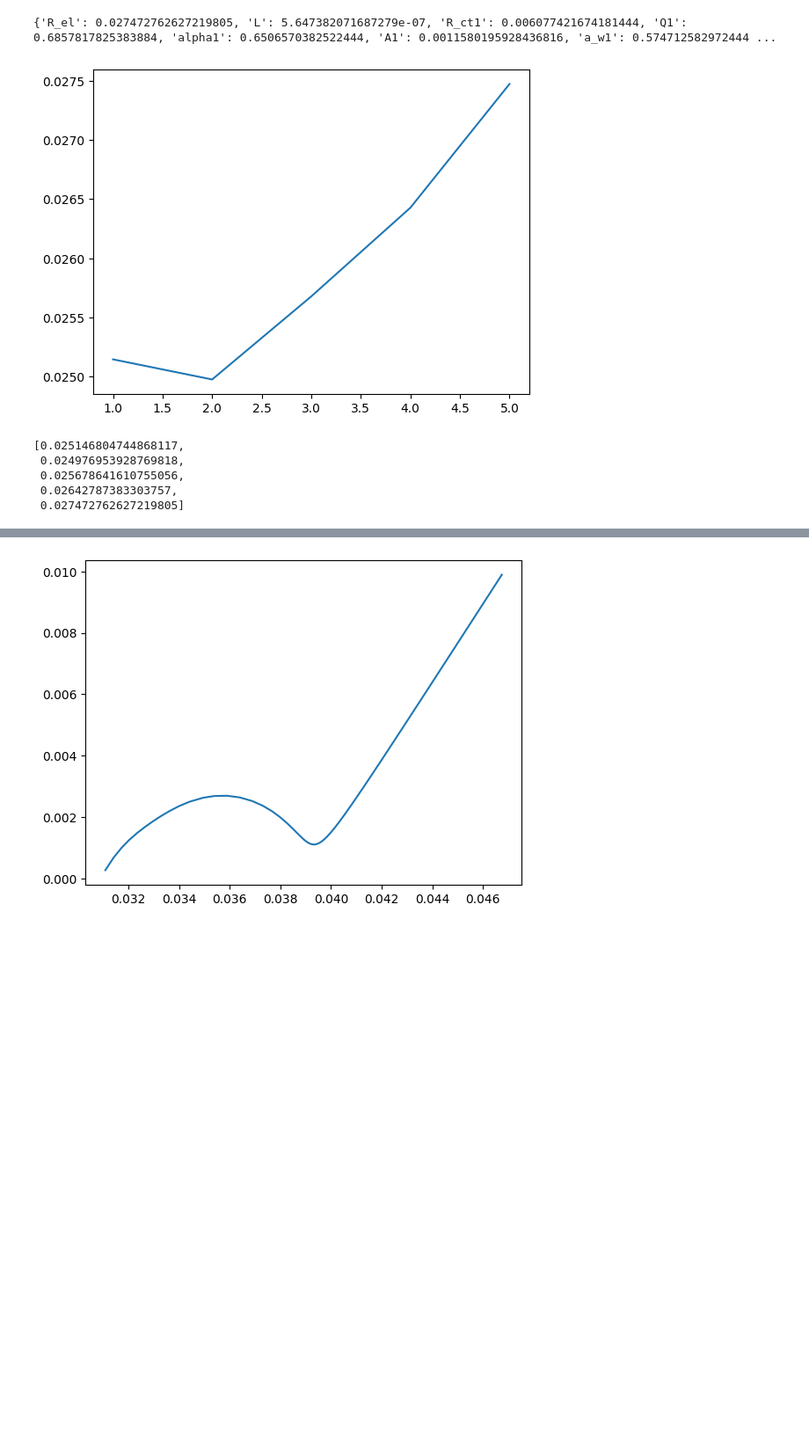
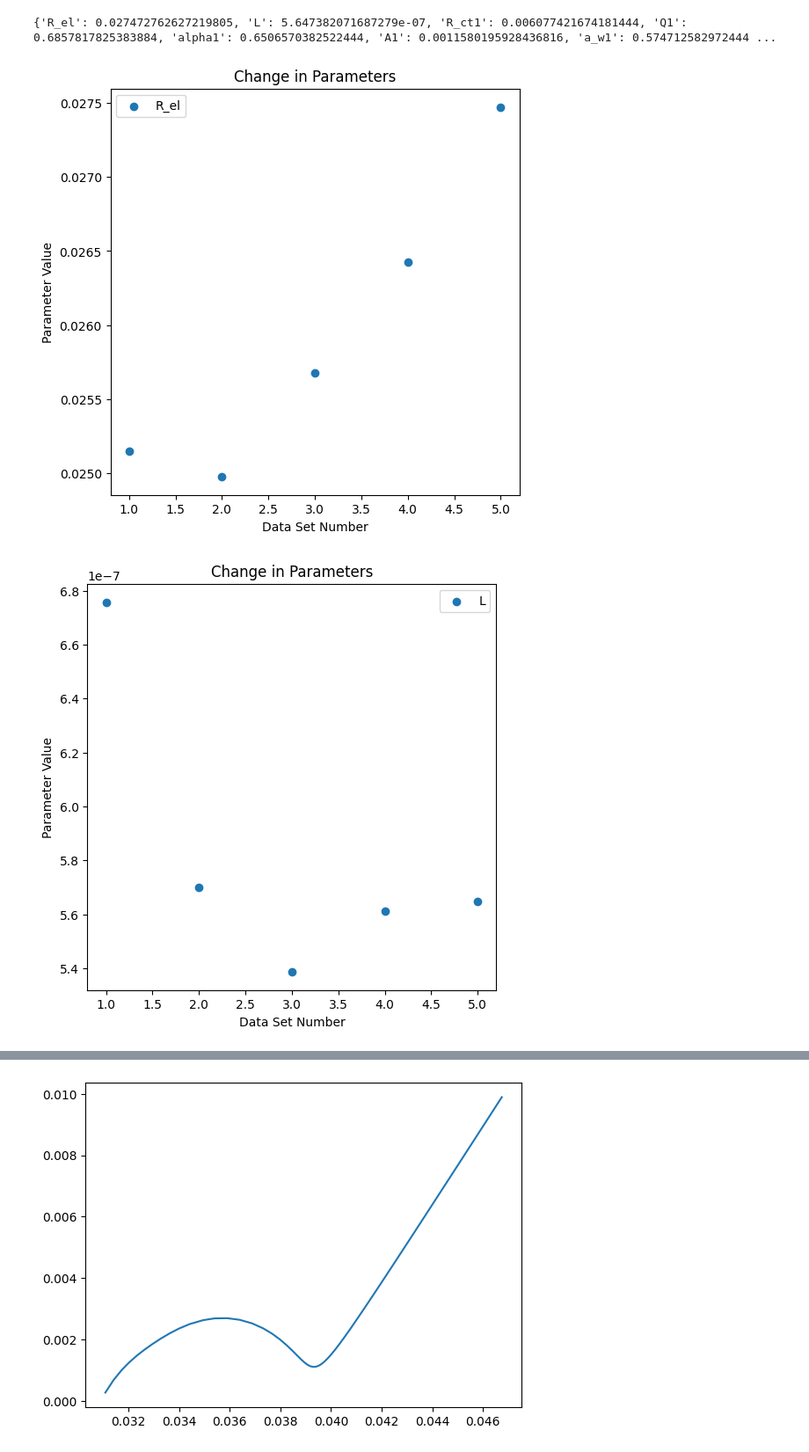
Before and after one commit to samaard2001/EIS-code, a Jupyter notebook: Code/EIS_degrad_params.ipynb, the cells around one changed output, grey strips where cells are left out. Shown at 88% size. Drawn from its saved outputs; the diff is of its cells as text; code cells hidden in the pictures; blank space fills up the shorter version.

Commit message:
Finding change in parameters and finding the constant voltage (average)

```diff
--- a/Code/EIS_degrad_params.ipynb
+++ b/Code/EIS_degrad_params.ipynb
@@ -208,33 +228,46 @@ diff3 = 5.035797885033441e-07 + 1.5383261261314162e-06 + 1.7991999141941941e-06
 #print(diff1/5, diff2/5, diff3/5)
 # %% [output]
 {'R_el': 0.027472762627219805, 'L': 5.647382071687279e-07, 'R_ct1': 0.006077421674181444, 'Q1': 0.6857817825383884, 'alpha1': 0.6506570382522444, 'A1': 0.0011580195928436816, 'a_w1': 0.574712582972444 ...
-# %%
-
-def finding_params():
-    params = []
-    c_Rel = []
-    for l in range(1,6):
-        dic_elems, final_diff, frequencies, list_elems = optimize_diff(l)
-        params.append(list_elems)
-
-    for item in range(len(params)):
-        c_Rel.append(params[item][0])
-
-    x = [1, 2, 3, 4, 5]
-    plt.plot(x, c_Rel)
-    plt.show()
-    return c_Rel #, c_Rel
-
-def list_to_dict(c_elem, optimized_values):
-    keys = list(c_elem.keys())
-    return dict(zip(keys, optimized_values))
-
-
-finding_params()
-# %% [output]
-[figure, removed]
-[0.025146804744868117,
- 0.024976953928769818,
- 0.025678641610755056,
- 0.02642787383303757,
- 0.027472762627219805]
+# %%
+def finding_params():
+    dic_list = []
+    for l in range(1,6):
+        dic_elems, final_diff, frequencies, list_elems = optimize_diff(l)
+        dic_list.append(dic_elems)
+
+    combined_dict = {}
+
+    for d in dic_list:
+        for key, value in d.items():
+            # If key is not in combined_dict, initialize with empty list
+            if key not in combined_dict:
+                combined_dict[key] = []
+            # Append the value to the list for this key
+            combined_dict[key].append(value)
+
+    return combined_dict
+# %%
+combined_dict = finding_params()
+
+def plot_change_param(key_list):
+    x = [1, 2, 3, 4, 5]
+    fig, ax = plt.subplots(figsize=(6, 6))
+    for key in key_list:
+        ax.scatter(x, combined_dict[key], label = key)
+
+    plt.legend()
+    plt.xlabel("Data Set Number")
+    plt.ylabel("Parameter Value")
+    plt.title("Change in Parameters")
+    plt.show()
+
+plot_change_param(['R_el'])
+plot_change_param(['L'])
+plot_change_param(['Q1', 'Q2'])
+plot_change_param(['alpha1', 'alpha2'])
+plot_change_param(['A1', 'A2'])
+plot_change_param(['a_w1', 'a_w2'])
+plot_change_param(['R_ct1','R_ct2'])
+# %% [output]
+[figure, added]
+[figure, added]
```
Also changed, not shown: parts of 4 cells of this notebook.
